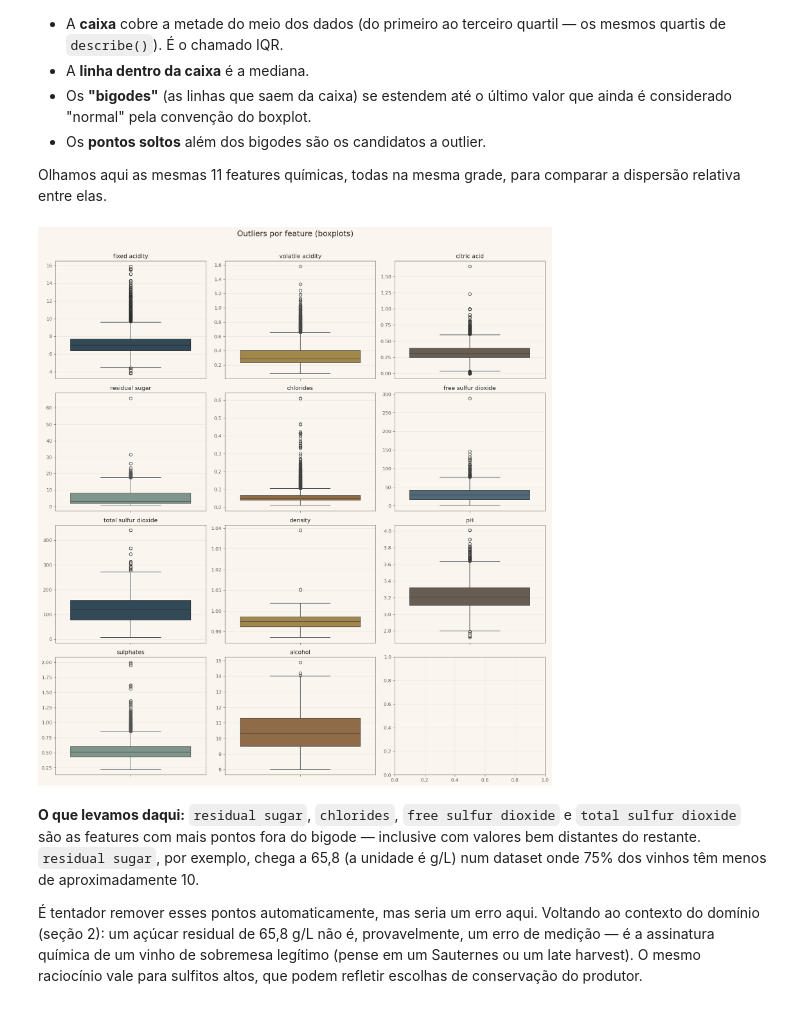
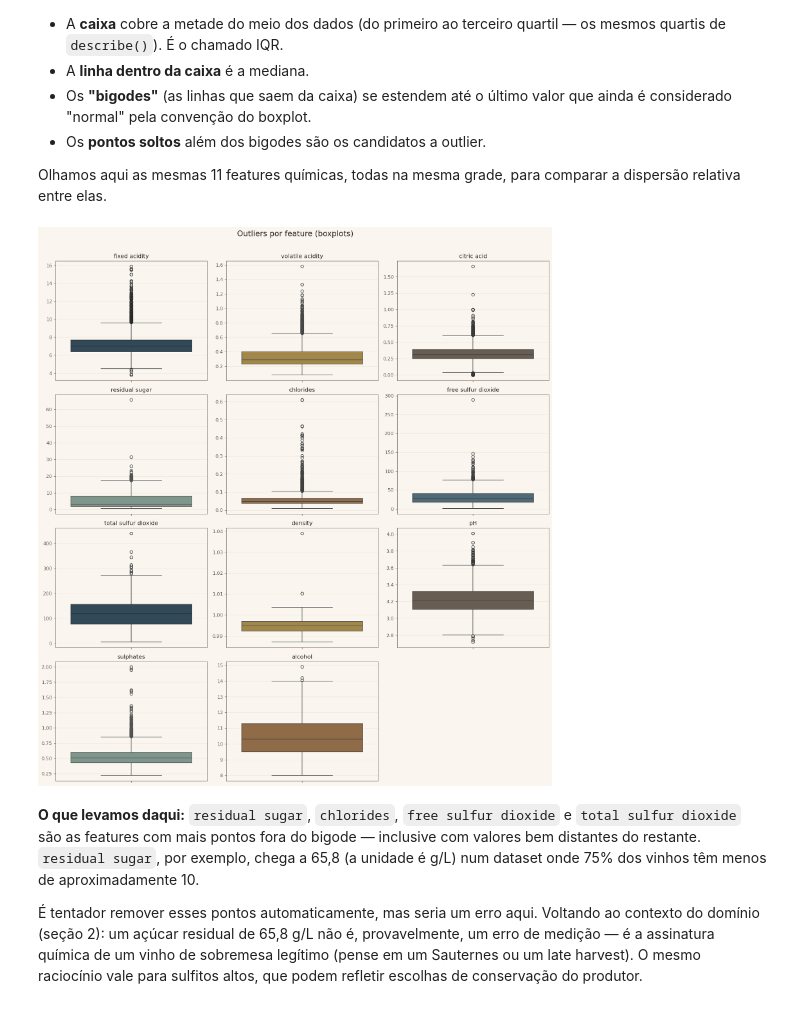
Before and after one commit to jorgelpiva/EDA-WINE-QUALITY, a Jupyter notebook: notebooks/eda-wine-quality.ipynb, the cells around one changed output. Saved outputs shown, nothing was run; the diff lists cells and outputs as text; code cells hidden in the pictures.

```diff
--- a/notebooks/eda-wine-quality.ipynb
+++ b/notebooks/eda-wine-quality.ipynb
@@ -237,6 +237,9 @@ for i, col in enumerate(features):
     axes[i].set_title(col)
     axes[i].set_xlabel('')
 
+for ax in axes[len(features):]:
+    ax.axis('off')
+
 fig.suptitle('Distribuição das features químicas', fontsize=16, y=1.01)
 fig.tight_layout()
 
@@ -282,19 +285,22 @@ Olhamos aqui as mesmas 11 features químicas, todas na mesma grade, para compara
 # %%
 fig, axes = plt.subplots(4, 3, figsize=(15, 16))
 axes = axes.flatten()
 
 for i, col in enumerate(features):
     sns.boxplot(y=df[col], ax=axes[i], color=PALETTE[i % len(PALETTE)])
     axes[i].set_title(col)
     axes[i].set_ylabel('')
 
+for ax in axes[len(features):]:
+    ax.axis('off')
+
 fig.suptitle('Outliers por feature (boxplots)', fontsize=16, y=1.01)
 fig.tight_layout()
 
 plt.savefig('../images/boxplots-outliers.png')
 plt.show()
 # %% [output]
-[figure, old version]
+[figure, new version]
 # %% [markdown]
 **O que levamos daqui:** `residual sugar`, `chlorides`, `free sulfur dioxide` e `total sulfur dioxide` são as features com mais pontos fora do bigode — inclusive com valores bem distantes do restante. `residual sugar`, por exemplo, chega a 65,8 (a unidade é g/L) num dataset onde 75% dos vinhos têm menos de aproximadamente 10.
 
```
Also changed, not shown: parts of 7 cells of this notebook, 4 other files.
